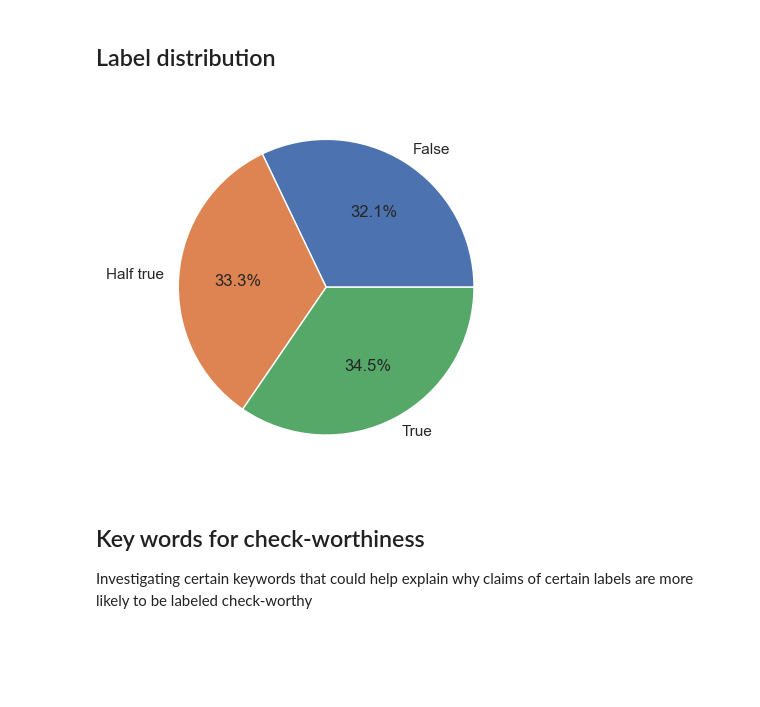
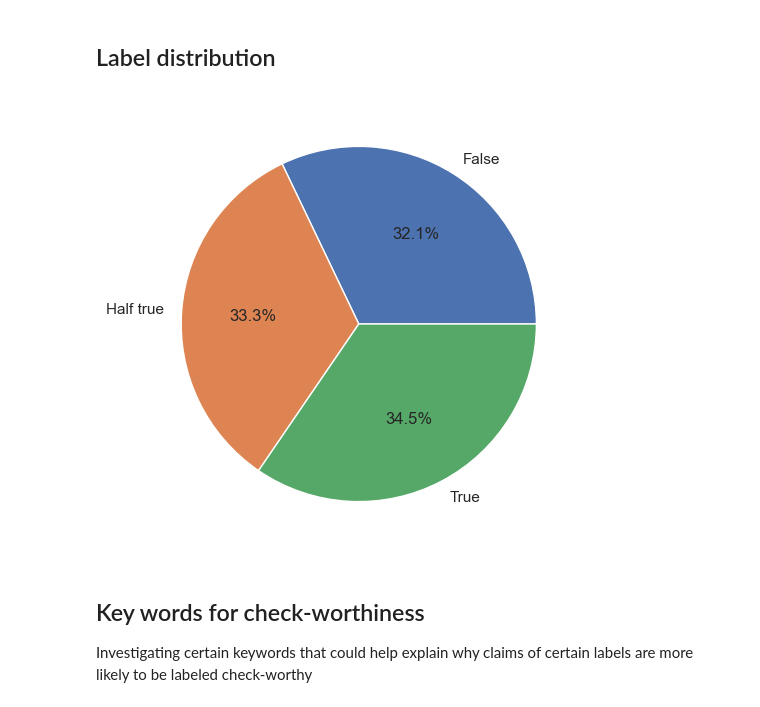
Before and after one commit to matsbratvold/Checkworthiness-Detection-with-Open-Source-LLMs, a Jupyter notebook: src/rawfc.ipynb, the cells around one changed output. Saved outputs shown, nothing was run; the diff lists cells and outputs as text; code cells hidden in the pictures; blank space fills up the shorter version.

```diff
--- a/src/rawfc.ipynb
+++ b/src/rawfc.ipynb
@@ -76,13 +76,14 @@ for score, title in zip(check_worthiness_scores, check_worthiness_titles):
 # %%
 plt.pie(
     [data[data["label"] == label.value].shape[0] for label in RAWFCLabel],
     labels=[label_to_name(label) for label in RAWFCLabel],
     autopct="%.1f%%",
 )
+plt.tight_layout()
 plt.savefig("../figures/rawfc/total_distribution.pdf")
 plt.show()
 # %% [output]
-[figure, old version]
+[figure, new version]
 # %% [markdown]
 ## Key words for check-worthiness
 
```
Also changed, not shown: parts of 2 cells of this notebook, 42 other files.
